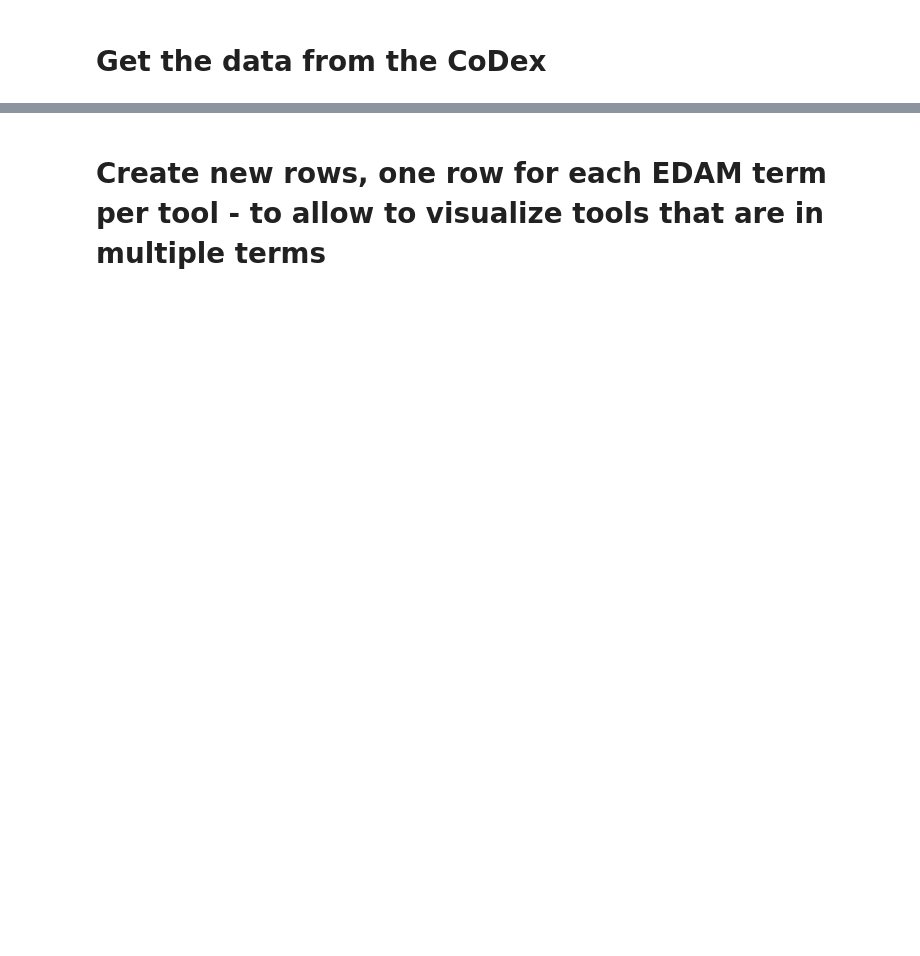
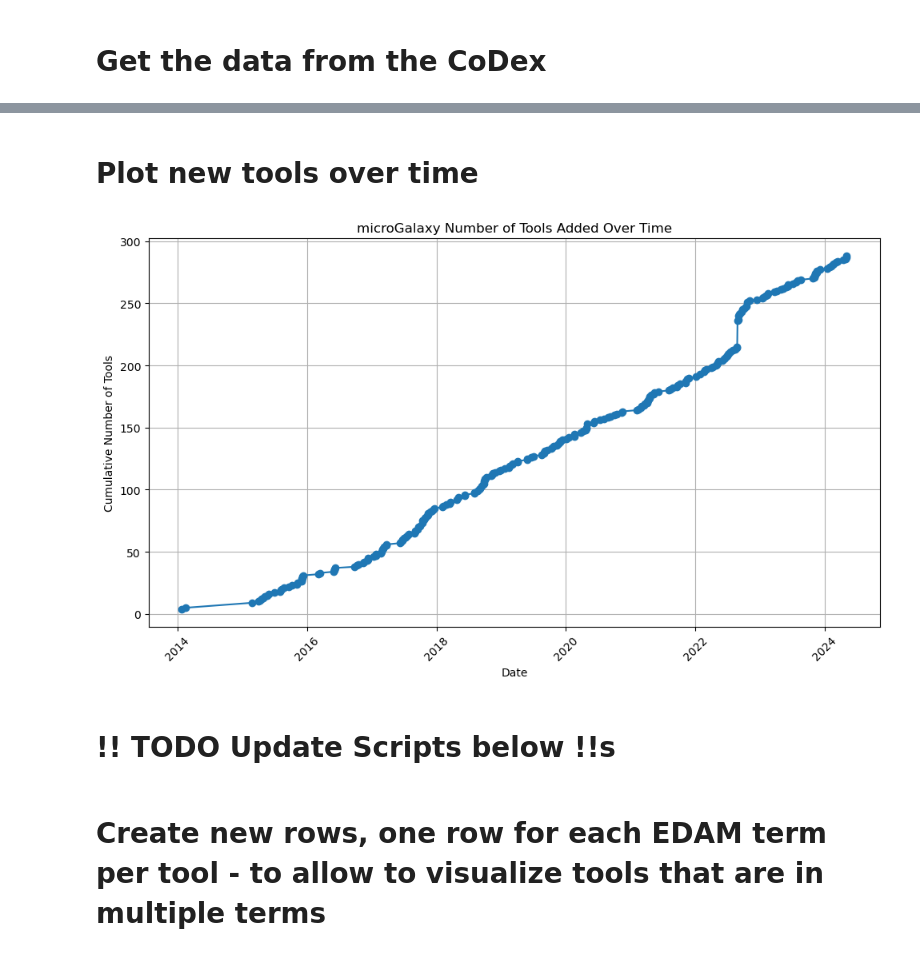
Before and after one commit to usegalaxy-eu/microgalaxy_paper_2025, a Jupyter notebook: bin/tools.ipynb, the cells around one changed output, grey strips where cells are left out. Drawn from its saved outputs; the diff is of its cells as text; code cells hidden in the pictures; blank space fills up the shorter version.

Commit message:
add microGalaxy Progression

```diff
--- a/bin/tools.ipynb
+++ b/bin/tools.ipynb
@@ -14,7 +12,7 @@ Warning: SQLite3 version 3.40.0 and 3.41.2 have huge performance regressions; pl
 # %% [markdown]
 # Get the data from the CoDex
 # %%
-source = "https://raw.githubusercontent.com/galaxyproject/galaxy_codex/results/microgalaxy/tools.tsv"
+source = "https://raw.githubusercontent.com/galaxyproject/galaxy_codex/refs/heads/main/communities/microgalaxy/resources/tools.tsv"
 
 df = pd.read_csv(source, sep="\t")
 print(df.columns)
@@ -47,3 +45,28 @@ Index(['Galaxy wrapper id', 'Galaxy tool ids', 'Description', 'bio.tool id',
+# %% [markdown]
+# Plot new tools over time
+# %%
+df['Date of first commit of the suite'] = pd.to_datetime(df['Date of first commit of the suite'])  # Ensure 'Date of first commit of the suite' is a datetime type
+
+# Group by date and count tools added on each date
+tools_per_day = df.groupby('Date of first commit of the suite').count()['Galaxy wrapper id']
+
+# Get cumulative count
+cumulative_tools = tools_per_day.cumsum()
+
+# Plot the data
+plt.figure(figsize=(10, 6))
+plt.plot(cumulative_tools.index, cumulative_tools.values, marker='o')
+plt.title('microGalaxy Number of Tools Added Over Time')
+plt.xlabel('Date')
+plt.ylabel('Cumulative Number of Tools')
+plt.grid(True)
+plt.xticks(rotation=45)
+plt.tight_layout()
+plt.show()
+# %% [output]
+[figure, added]
+# %% [markdown]
+# !! TODO Update Scripts below !!s
 # %% [markdown]
 # Create new rows, one row for each EDAM term per tool - to allow to visualize tools that are in multiple terms
 # %%
```
Also changed, not shown: parts of 2 cells of this notebook.
